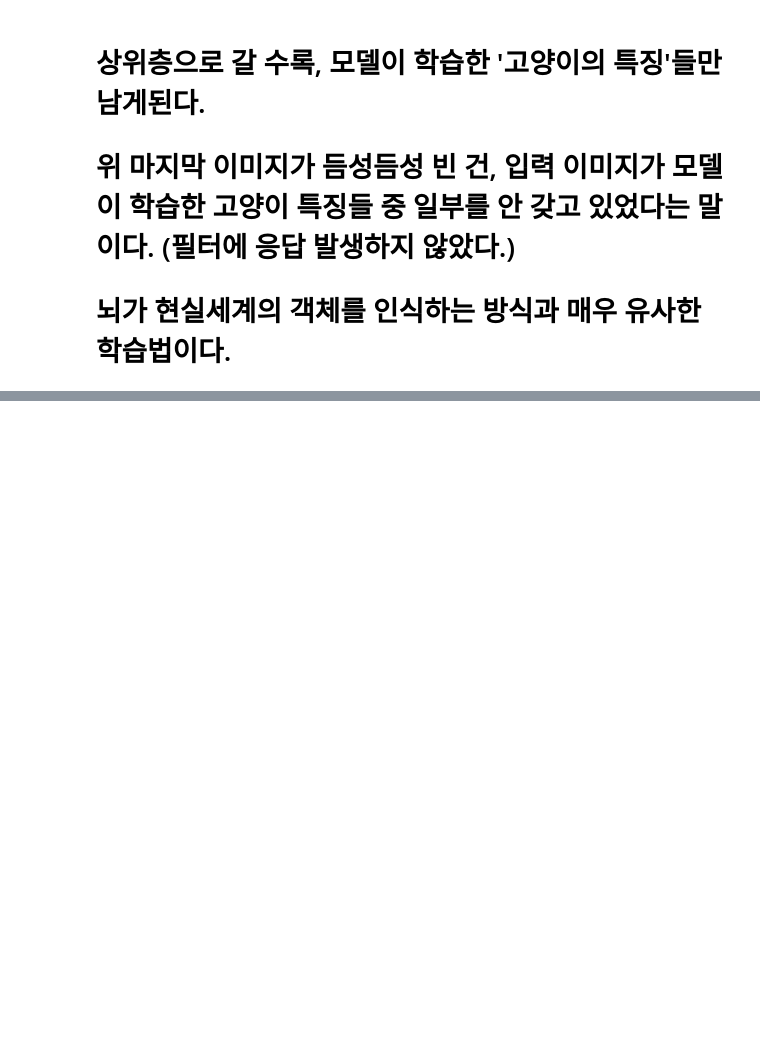
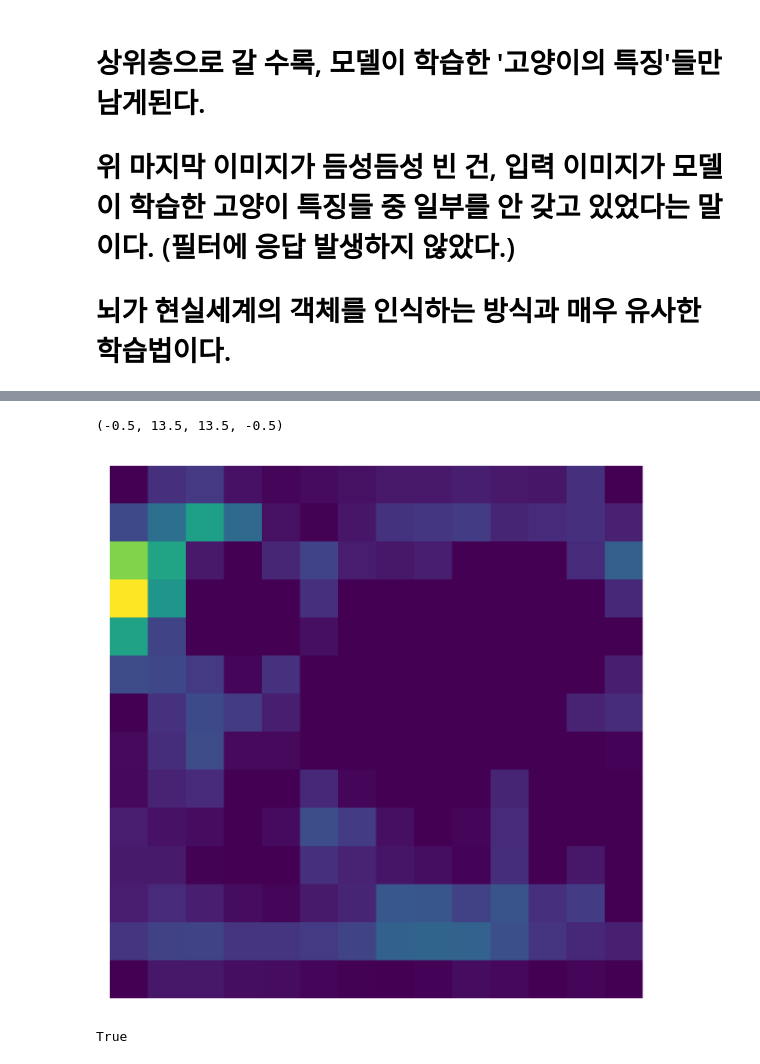
Before and after one commit to tigerkey10/tigerkey10.github.io, a Jupyter notebook: [2022년 2월 26일] 컨브넷 밑바닥 부터 훈련시키기, 컨브넷 이론적 배경 학습.ipynb, the cells around one changed output, grey strips where cells are left out. Drawn from its saved outputs; the diff is of its cells as text; code cells hidden in the pictures; blank space fills up the shorter version.

```diff
--- a/[2022년 2월 26일] 컨브넷 밑바닥 부터 훈련시키기, 컨브넷 이론적 배경 학습.ipynb
+++ b/[2022년 2월 26일] 컨브넷 밑바닥 부터 훈련시키기, 컨브넷 이론적 배경 학습.ipynb
@@ -437,0 +440,4 @@ plt.show()
+# %%
+from keras.applications.vgg16 import VGG16
+
+model = VGG16(weights='imagenet')
@@ -437,0 +464,20 @@ plt.show()
+# %%
+preds = model.predict(x)
+len(preds[0]) # 이미지넷 1000개 클래스 각각으로 분류 될 확률
+
+# 예측결과: 상위 3개
+print('예측결과 상위 3개:', end='')
+print(decode_predictions(preds, top=3)[0])
+
+print(np.argmax(preds)) # 벡터 원소 중 최댓값 반환
+
+# 클래스 활성화 맵 시각화
+output = model.output[:, 386]
+
+last_conv_layer = model.get_layer('block5_conv3')
+
+import keras.backend as K
+import tensorflow as tf
+tf.compat.v1.disable_eager_execution()
+
+grads = K.gradients(output,last_conv_layer.output)[0]
@@ -437,0 +487,13 @@ plt.show()
+# %%
+pooled_grads = K.mean(grads, axis=(0,1,2))
+iterate = K.function(
+    [model.input],
+    [pooled_grads, last_conv_layer.output[0]]
+)
+
+pooled_grads_value, conv_layer_output_value = iterate([x])
+
+for i in range(512) :
+    conv_layer_output_value[:, :, i] *= pooled_grads_value[i]
+
+heatmap = np.mean(conv_layer_output_value, axis=-1)
@@ -437,0 +502,21 @@ plt.show()
+# %%
+# 히트맵 정규화
+heatmap = np.maximum(heatmap, 0)
+heatmap /= np.max(heatmap)
+plt.matshow(heatmap)
+plt.axis(False)
+# %% [output]
+(-0.5, 13.5, 13.5, -0.5)
+[figure, added]
+# %%
+import cv2
+
+img = cv2.imread(img_path)
+heatmap = cv2.resize(heatmap, (img.shape[1], img.shape[0]))
+heatmap = np.uint8(255*heatmap)
+heatmap = cv2.applyColorMap(heatmap, cv2.COLORMAP_JET)
+
+superimposed_img = heatmap*0.4 + img
+cv2.imwrite('/Users/kibeomkim/Desktop/heatmap_integrated.jpg', superimposed_img)
+# %% [output]
+True
```
Also changed, not shown: parts of 5 cells of this notebook.
